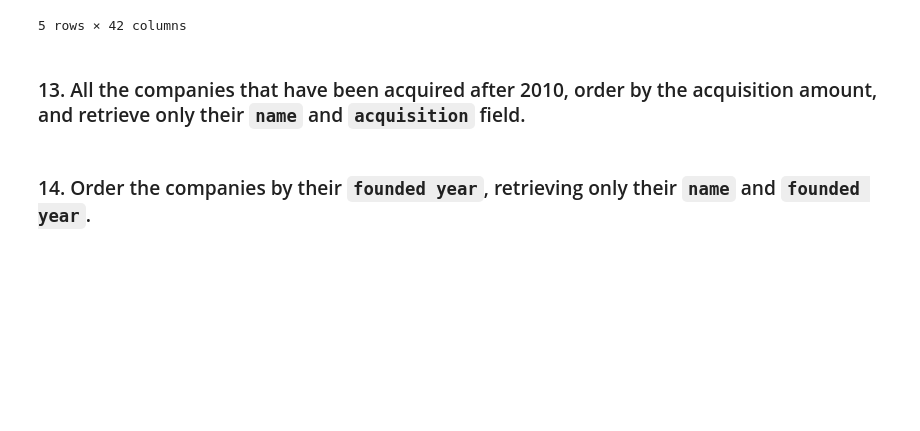
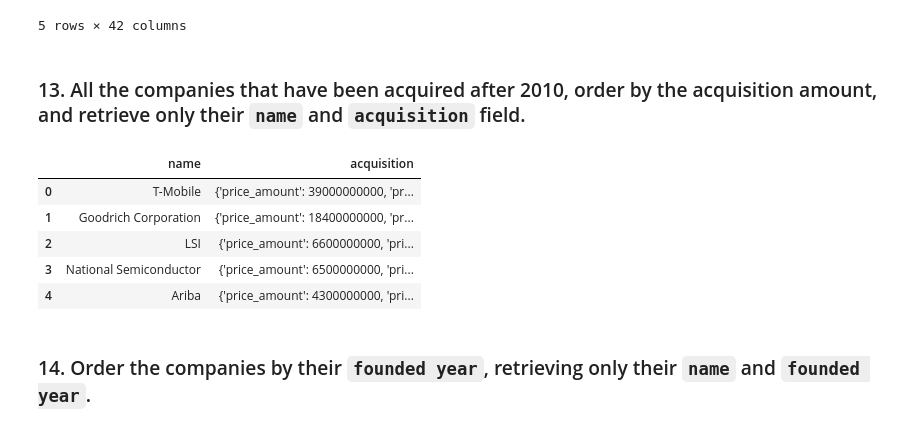
Before and after one commit to Ironhack-Data-Madrid-Mayo-2022/3.4-lab-mongo, a Jupyter notebook: your_code/main.ipynb, the cells around one changed output. Saved outputs shown, nothing was run; the diff lists cells and outputs as text; code cells hidden in the pictures; blank space fills up the shorter version.

```diff
--- a/your_code/main.ipynb
+++ b/your_code/main.ipynb
@@ -233,2 +231,16 @@ df.head()
+# %%
+df=pd.DataFrame(list
+               (colec.find
+               ({"acquisition.acquired_year": {'$gt': 2010} },
+                {'_id': 0, 'name': 1, 'acquisition': 1}).sort("acquisition.price_amount", -1)
+               ))
+df.head()
+# %% [output]
+|  | name | acquisition |
+| 0 | T-Mobile | {'price_amount': 39000000000, 'pr... |
+| 1 | Goodrich Corporation | {'price_amount': 18400000000, 'pr... |
+| 2 | LSI | {'price_amount': 6600000000, 'pri... |
+| 3 | National Semiconductor | {'price_amount': 6500000000, 'pri... |
+| 4 | Ariba | {'price_amount': 4300000000, 'pri... |
 # %% [markdown]
 ### 14. Order the companies by their `founded year`, retrieving only their `name` and `founded year`.
```
Also changed, not shown: parts of 16 cells of this notebook.
